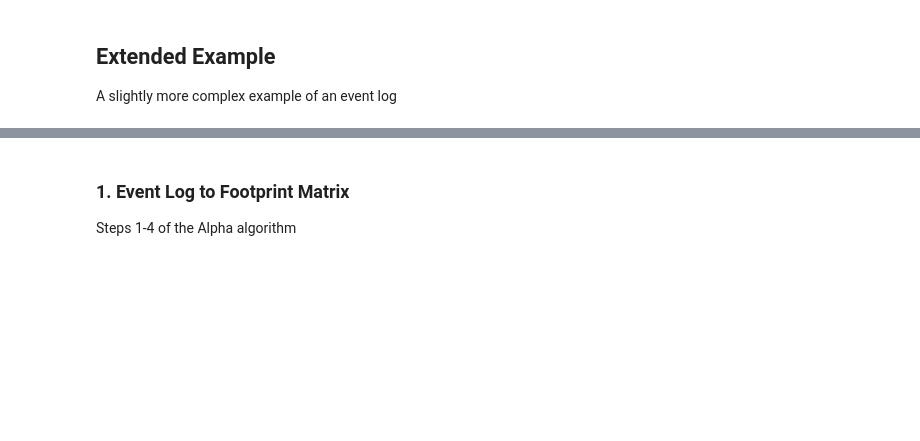
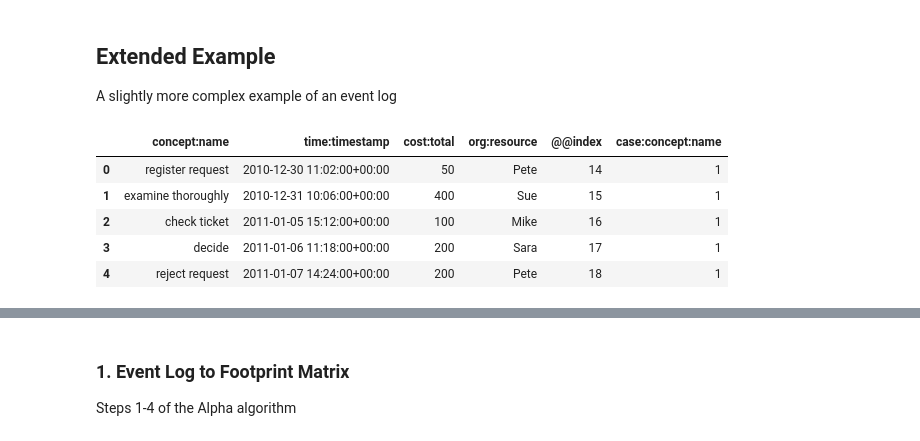
Before and after one commit to collinleiber/LMU_Master_Practical_SoSe24, a Jupyter notebook: practical/ProcessMining/group1/task2/alphaminer_showcase.ipynb, the cells around one changed output, grey strips where cells are left out. Drawn from its saved outputs; the diff is of its cells as text; code cells hidden in the pictures; blank space fills up the shorter version.

```diff
--- a/practical/ProcessMining/group1/task2/alphaminer_showcase.ipynb
+++ b/practical/ProcessMining/group1/task2/alphaminer_showcase.ipynb
@@ -42,5 +104,12 @@ pm4py.view_petri_net(net, start, end)
 ## Extended Example
 A slightly more complex example of an event log
 # %%
-utils.import_xes("example_files/running-example.xes").head()
+utils.import_xes("../shared/example_files/running-example.xes").head()
+# %% [output]
+|  | concept:name | time:timestamp | cost:total | org:resource | @@index | case:concept:name |
+| 0 | register request | 2010-12-30 11:02:00+00:00 | 50 | Pete | 14 | 1 |
+| 1 | examine thoroughly | 2010-12-31 10:06:00+00:00 | 400 | Sue | 15 | 1 |
+| 2 | check ticket | 2011-01-05 15:12:00+00:00 | 100 | Mike | 16 | 1 |
+| 3 | decide | 2011-01-06 11:18:00+00:00 | 200 | Sara | 17 | 1 |
+| 4 | reject request | 2011-01-07 14:24:00+00:00 | 200 | Pete | 18 | 1 |
 # %%
```
Also changed, not shown: parts of 47 cells of this notebook, 2 other files.
